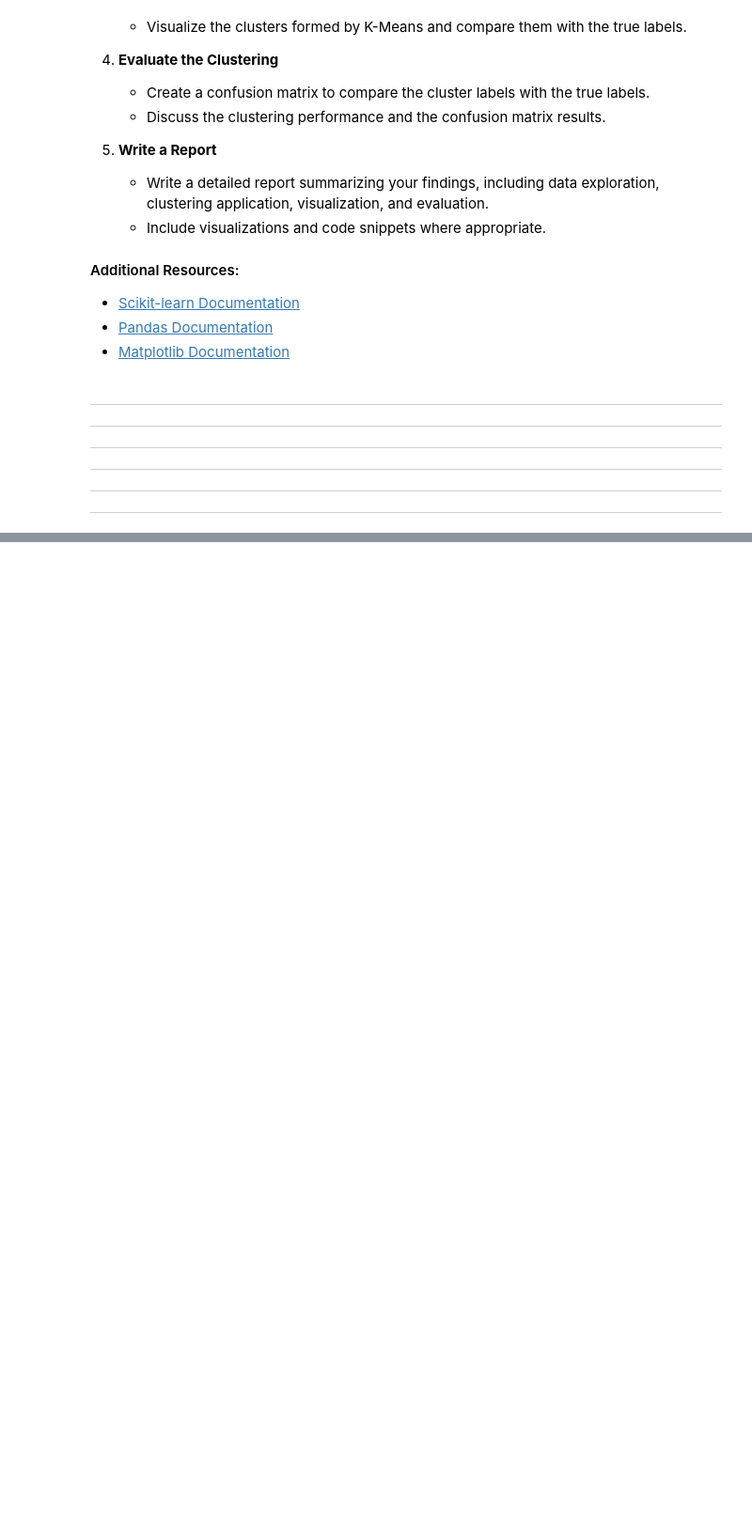
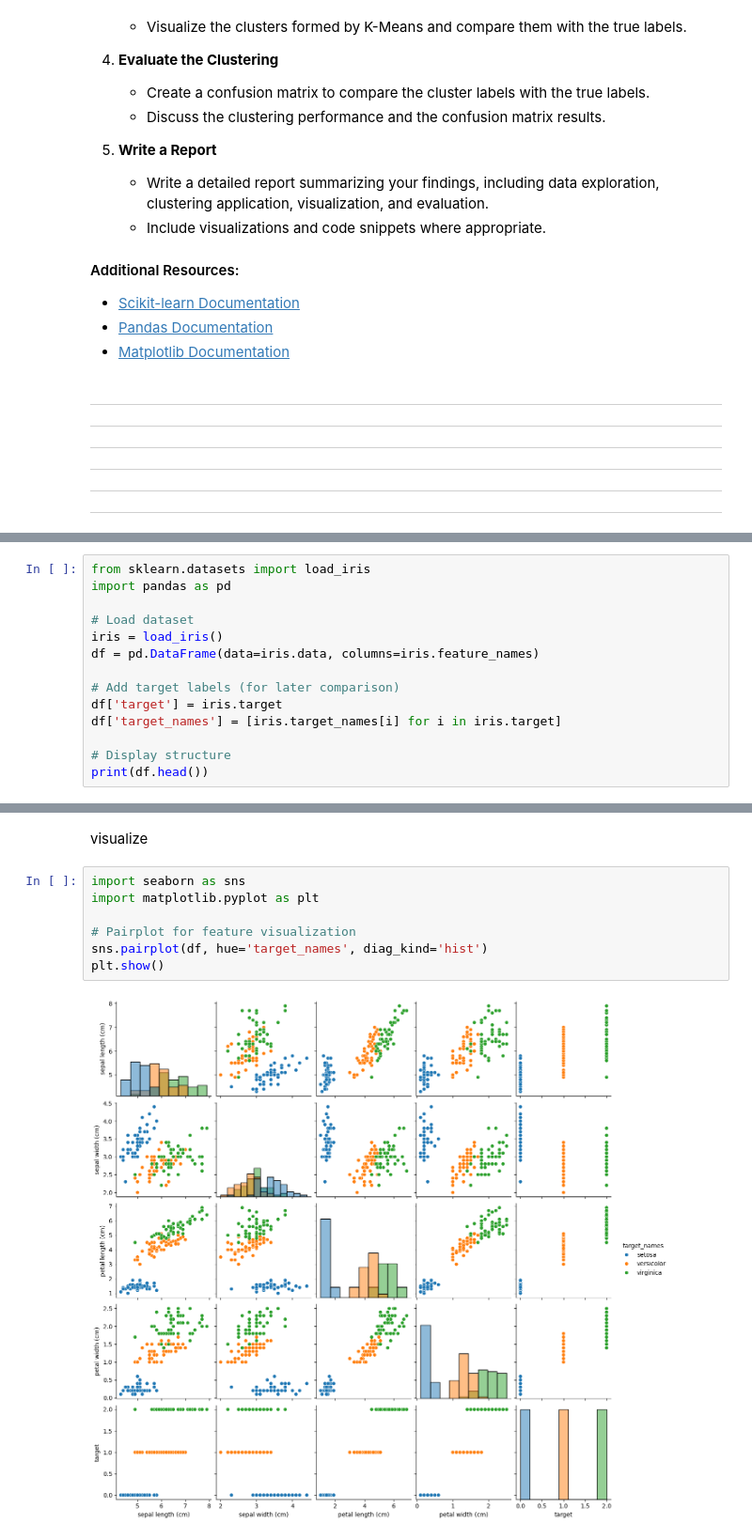
Before and after one commit to Priyankay16/AI_Launchpad_2024, a Jupyter notebook: AI_Launchpad_Assignments_1.ipynb, the cells around one changed output, grey strips where cells are left out. Shown at 94% size. Drawn from its saved outputs; the diff is of its cells as text; blank space fills up the shorter version.

```diff
--- a/AI_Launchpad_Assignments_1.ipynb
+++ b/AI_Launchpad_Assignments_1.ipynb
@@ -299,0 +298,14 @@ You will use the Iris dataset, which contains information about iris flowers, in
+# %%
+from sklearn.datasets import load_iris
+import pandas as pd
+
+# Load dataset
+iris = load_iris()
+df = pd.DataFrame(data=iris.data, columns=iris.feature_names)
+
+# Add target labels (for later comparison)
+df['target'] = iris.target
+df['target_names'] = [iris.target_names[i] for i in iris.target]
+
+# Display structure
+print(df.head())
@@ -299,0 +326,11 @@ You will use the Iris dataset, which contains information about iris flowers, in
+# %% [markdown]
+visualize
+# %%
+import seaborn as sns
+import matplotlib.pyplot as plt
+
+# Pairplot for feature visualization
+sns.pairplot(df, hue='target_names', diag_kind='hist')
+plt.show()
+# %% [output]
+[figure, added]
```
Also changed, not shown: parts of 10 cells of this notebook.
